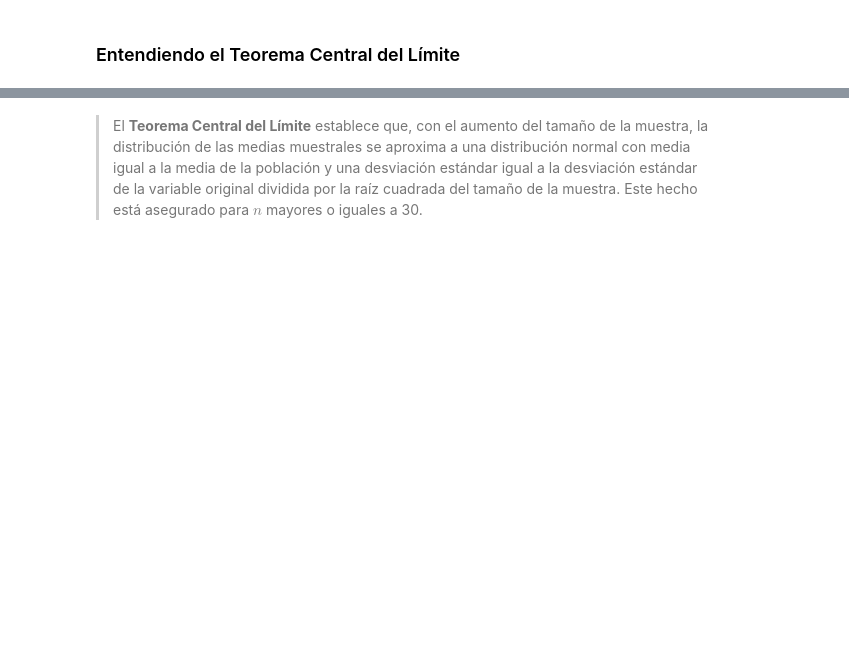
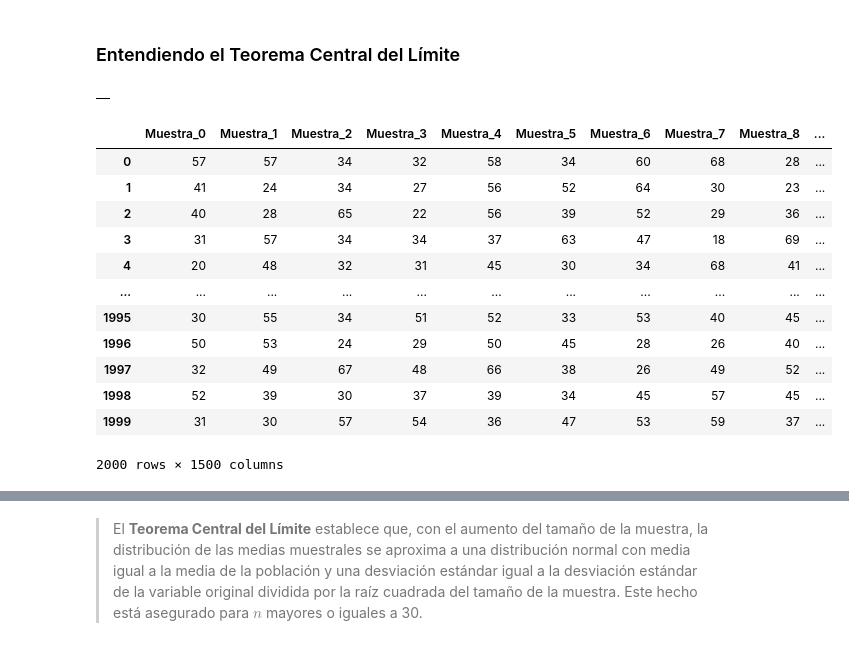
Before and after one commit to germaini/DATA_Desafio_tienda, a Jupyter notebook: Inicial.ipynb, the cells around one changed output, grey strips where cells are left out. Saved outputs shown, nothing was run; the diff lists cells and outputs as text; code cells hidden in the pictures; blank space fills up the shorter version.

```diff
--- a/Inicial.ipynb
+++ b/Inicial.ipynb
@@ -771,0 +811,25 @@ La desviación estándar de las medias muestrales se conoce como **error estánd
+# %%
+muestras = pd.DataFrame()
+muestras
+# %% [output]
+|  |
+# %%
+for i in range(total_de_muestras):
+    muestra = datos['Edad'].sample(n).reset_index(drop=True)
+    muestras[f'Muestra_{i}'] = muestra
+
+muestras
+# %% [output]
+|  | Muestra_0 | Muestra_1 | Muestra_2 | Muestra_3 | Muestra_4 | Muestra_5 | Muestra_6 | Muestra_7 | Muestra_8 | ... |
+| 0 | 57 | 57 | 34 | 32 | 58 | 34 | 60 | 68 | 28 | ... |
+| 1 | 41 | 24 | 34 | 27 | 56 | 52 | 64 | 30 | 23 | ... |
+| 2 | 40 | 28 | 65 | 22 | 56 | 39 | 52 | 29 | 36 | ... |
+| 3 | 31 | 57 | 34 | 34 | 37 | 63 | 47 | 18 | 69 | ... |
+| 4 | 20 | 48 | 32 | 31 | 45 | 30 | 34 | 68 | 41 | ... |
+| ... | ... | ... | ... | ... | ... | ... | ... | ... | ... | ... |
+| 1995 | 30 | 55 | 34 | 51 | 52 | 33 | 53 | 40 | 45 | ... |
+| 1996 | 50 | 53 | 24 | 29 | 50 | 45 | 28 | 26 | 40 | ... |
+| 1997 | 32 | 49 | 67 | 48 | 66 | 38 | 26 | 49 | 52 | ... |
+| 1998 | 52 | 39 | 30 | 37 | 39 | 34 | 45 | 57 | 45 | ... |
+| 1999 | 31 | 30 | 57 | 54 | 36 | 47 | 53 | 59 | 37 | ... |
+2000 rows × 1500 columns
```
Also changed, not shown: parts of 48 cells of this notebook.
